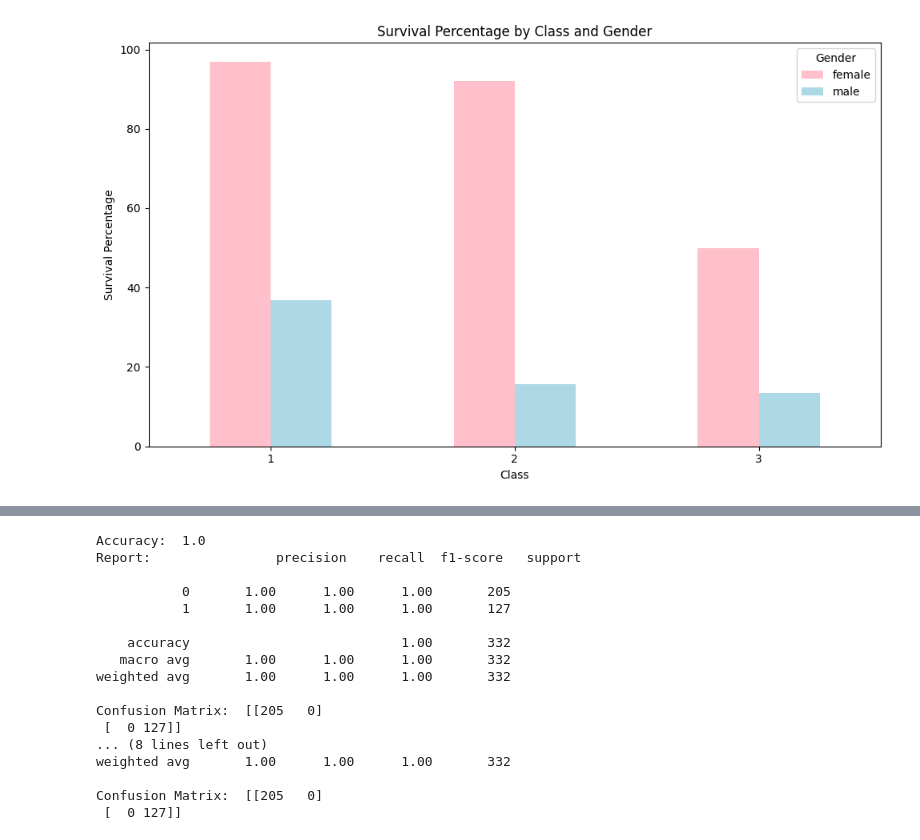
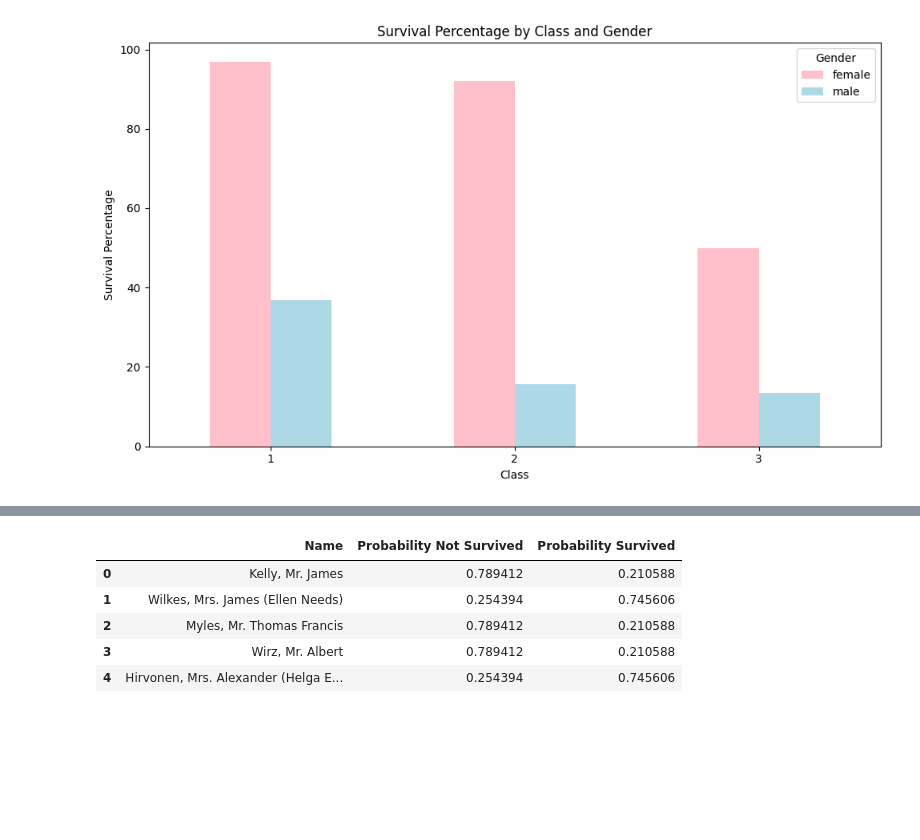
Before and after one commit to sorei9240/Logistic_Regression, a Jupyter notebook: logisticRegression.ipynb, the cells around one changed output, grey strips where cells are left out. Drawn from its saved outputs; the diff is of its cells as text; code cells hidden in the pictures; blank space fills up the shorter version.

Commit message:
fixed logistic regression

```diff
--- a/logisticRegression.ipynb
+++ b/logisticRegression.ipynb
@@ -28,6 +27,3 @@ titanic_train.describe()
 | 50% | 446.000000 | 0.000000 | 3.000000 | 28.000000 | 0.000000 | 0.000000 | 14.454200 |
 | 75% | 668.500000 | 1.000000 | 3.000000 | 38.000000 | 1.000000 | 0.000000 | 31.000000 |
 | max | 891.000000 | 1.000000 | 3.000000 | 80.000000 | 8.000000 | 6.000000 | 512.329200 |
-# %%
-titanic_test.insert(1, 'Survived', titanic_gender['Survived'])
-titanic_test.head()
@@ -171,47 +160,22 @@ titanic_train.head()
 | 4 | 5 | 0 | 3 | Allen, Mr. William Henry | 0 | 35.0 | 0 | 0 | 373450 | 8.0500 | ... |
 # %%
 
-X_train = titanic_train['Sex'].values.reshape(-1, 1) #independent variables
+X_train = titanic_train['Sex'].values.reshape(-1, 1) #independent variable
 y_train = titanic_train['Survived'] #dependent variable
 X_test = titanic_test['Sex'].values.reshape(-1, 1)
-y_test = titanic_test['Survived']
+# Create and train the model
+log_reg = LogisticRegression()
+log_reg.fit(X_train, y_train)
+# Make predictions
+probabilities = log_reg.predict_proba(X_test)
+probabilities_df = pd.DataFrame(probabilities, columns=['Probability Not Survived', 'Probability Survived'])
+df_with_name = pd.concat([titanic_test['Name'], probabilities_df], axis=1)
+# Display predictions
+df_with_name.head()
+# %% [output]
+|  | Name | Probability Not Survived | Probability Survived |
+| 0 | Kelly, Mr. James | 0.789412 | 0.210588 |
+| 1 | Wilkes, Mrs. James (Ellen Needs) | 0.254394 | 0.745606 |
+| 2 | Myles, Mr. Thomas Francis | 0.789412 | 0.210588 |
+| 3 | Wirz, Mr. Albert | 0.789412 | 0.210588 |
+| 4 | Hirvonen, Mrs. Alexander (Helga E... | 0.254394 | 0.745606 |
-# %%
-
-
-log_reg_l1 = LogisticRegression(penalty='l1', solver='saga', max_iter=10000)  #L1 penalty
-log_reg_l1.fit(X_train, y_train)
-y_pred_l1 = log_reg_l1.predict(X_test)
-accuracy_l1 = accuracy_score(y_test, y_pred_l1)
-report_l1 = classification_report(y_test, y_pred_l1)
-confusion_matrix_l1 = confusion_matrix(y_test, y_pred_l1)
-print('Accuracy: ', accuracy_l1)
-print('Report: ', report_l1)
-print('Confusion Matrix: ', confusion_matrix_l1)
-
-log_reg_l2 = LogisticRegression(penalty='l2', solver='saga', max_iter=10000)  #L2 penalty
-log_reg_l2.fit(X_train, y_train)
-y_pred_l2 = log_reg_l2.predict(X_test)
-accuracy_l2 = accuracy_score(y_test, y_pred_l2)
-report_l2 = classification_report(y_test, y_pred_l2)
-confusion_matrix_l2 = confusion_matrix(y_test, y_pred_l2)
-print('Accuracy: ', accuracy_l2)
-print('Report: ', report_l2)
-print('Confusion Matrix: ', confusion_matrix_l2)
-# %% [output]
-Accuracy:  1.0
-Report:                precision    recall  f1-score   support
-
-           0       1.00      1.00      1.00       205
-           1       1.00      1.00      1.00       127
-
-    accuracy                           1.00       332
-   macro avg       1.00      1.00      1.00       332
-weighted avg       1.00      1.00      1.00       332
-
-Confusion Matrix:  [[205   0]
- [  0 127]]
-... (8 lines left out)
-weighted avg       1.00      1.00      1.00       332
-
-Confusion Matrix:  [[205   0]
- [  0 127]]
```
Also changed, not shown: parts of 13 cells of this notebook.
